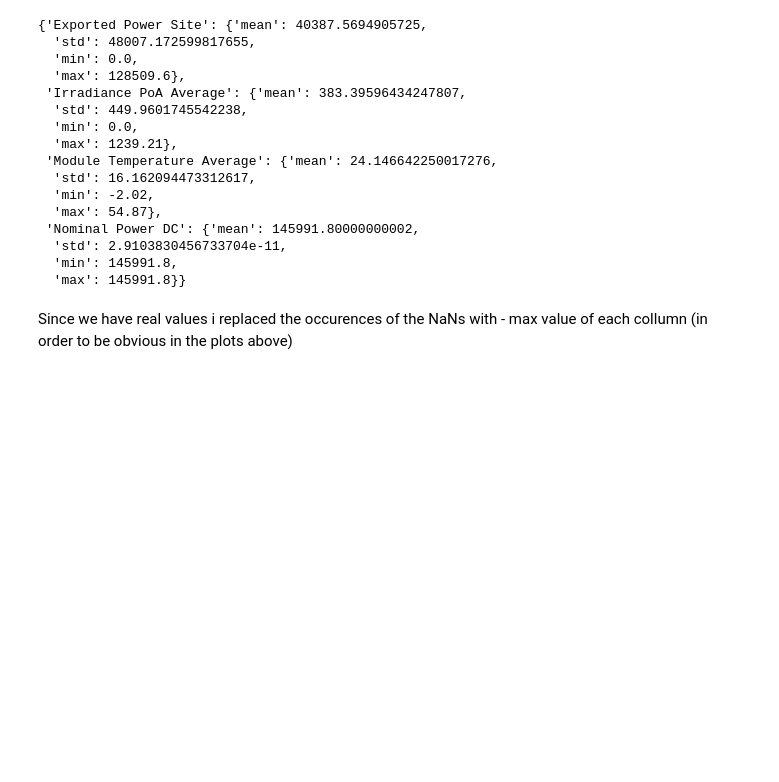
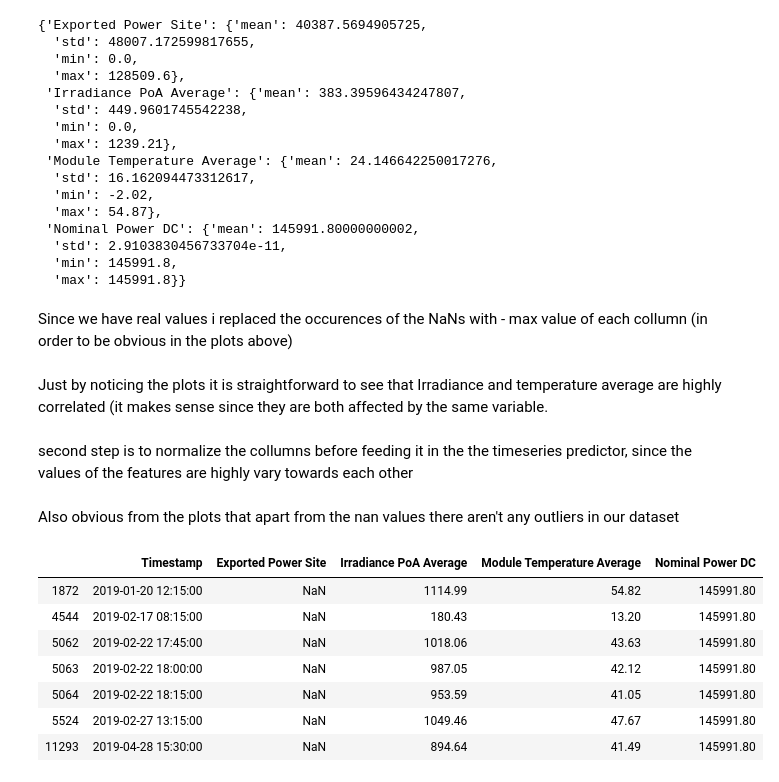
Before and after one commit to dimitrisl/PowerSeries, a Jupyter notebook: Power_ML.ipynb, the cells around one changed output. Saved outputs shown, nothing was run; the diff lists cells and outputs as text; code cells hidden in the pictures; blank space fills up the shorter version.

```diff
--- a/Power_ML.ipynb
+++ b/Power_ML.ipynb
@@ -75,3 +75,10 @@ df_info
   'max': 145991.8}}
 # %% [markdown]
 Since we have real values i replaced the occurences of the NaNs with - max value of each collumn (in order to be obvious in the plots above)
+# %% [markdown]
+Just by noticing the plots it is straightforward to see that Irradiance and temperature average are highly correlated
+(it makes sense since they are both affected by the same variable.
+# %% [markdown]
+second step is to normalize the collumns before feeding it in the the timeseries predictor, since the values of the features are highly vary towards each other
+# %% [markdown]
+Also obvious from the plots that apart from the nan values there aren't any outliers in our dataset
@@ -77,0 +87,11 @@ Since we have real values i replaced the occurences of the NaNs with - max value
+# %%
+df[df["Exported Power Site"].isnull()]
+# %% [output]
+|  | Timestamp | Exported Power Site | Irradiance PoA Average | Module Temperature Average | Nominal Power DC |
+| 1872 | 2019-01-20 12:15:00 | NaN | 1114.99 | 54.82 | 145991.80 |
+| 4544 | 2019-02-17 08:15:00 | NaN | 180.43 | 13.20 | 145991.80 |
+| 5062 | 2019-02-22 17:45:00 | NaN | 1018.06 | 43.63 | 145991.80 |
+| 5063 | 2019-02-22 18:00:00 | NaN | 987.05 | 42.12 | 145991.80 |
+| 5064 | 2019-02-22 18:15:00 | NaN | 953.59 | 41.05 | 145991.80 |
+| 5524 | 2019-02-27 13:15:00 | NaN | 1049.46 | 47.67 | 145991.80 |
+| 11293 | 2019-04-28 15:30:00 | NaN | 894.64 | 41.49 | 145991.80 |
```
Also changed, not shown: parts of 28 cells of this notebook.
